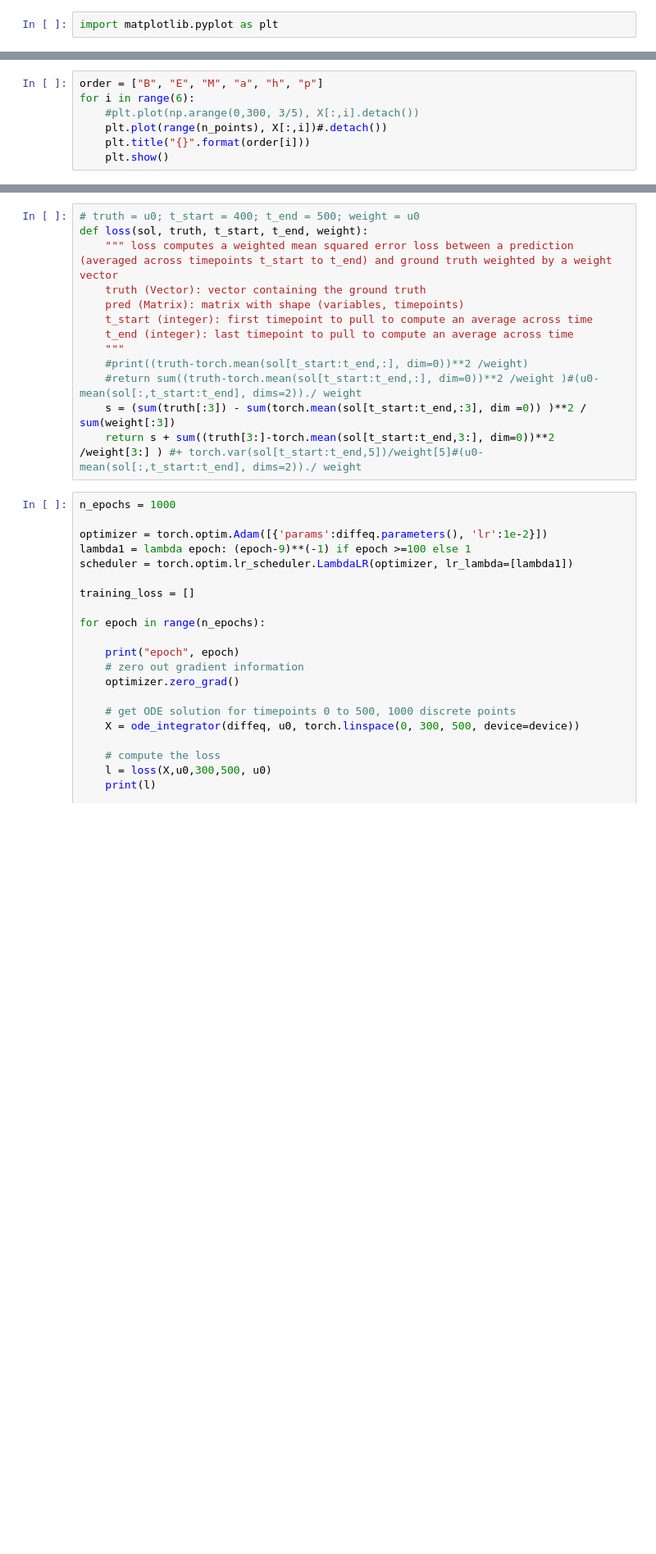
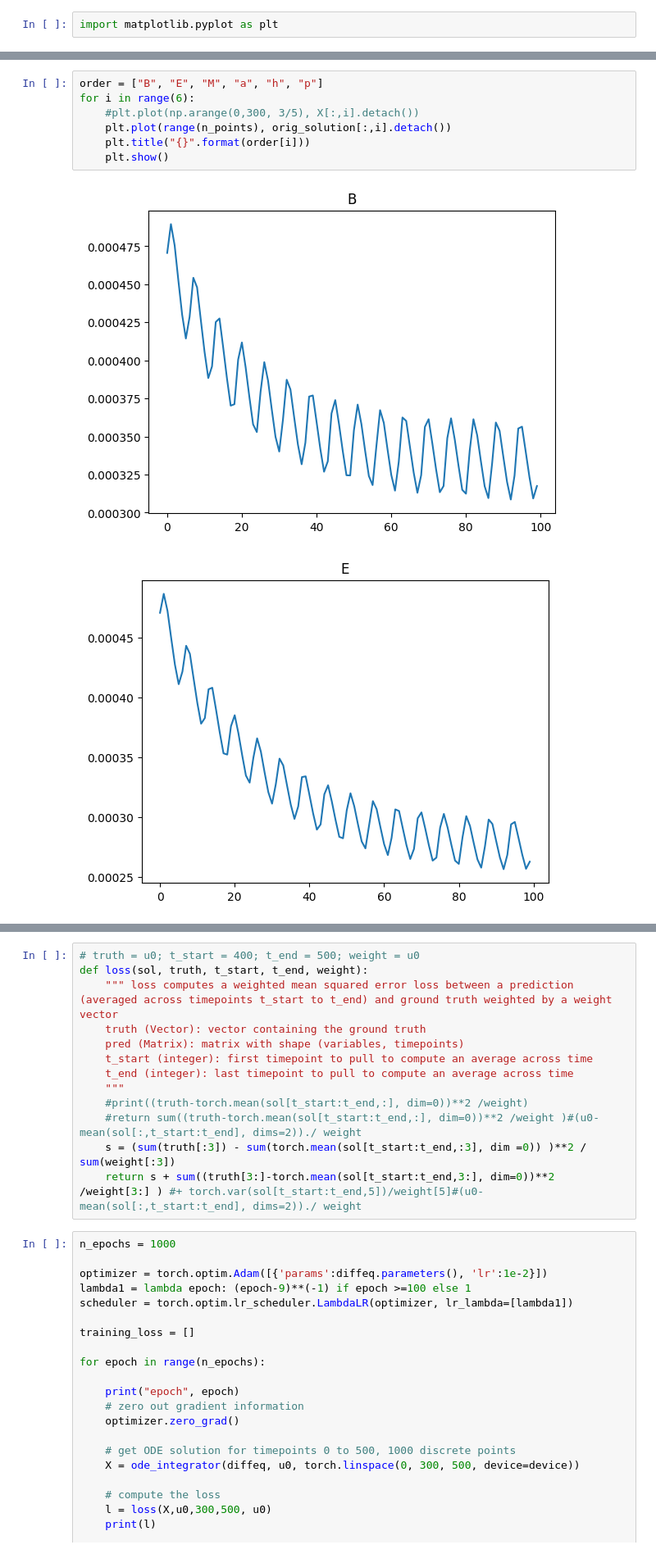
Before and after one commit to Melissa3248/gut_microbiota, a Jupyter notebook: ParameterEstim_python.ipynb, the cells around one changed output, grey strips where cells are left out. Shown at 82% size. Saved outputs shown, nothing was run; the diff lists cells and outputs as text; blank space fills up the shorter version.

```diff
--- a/ParameterEstim_python.ipynb
+++ b/ParameterEstim_python.ipynb
@@ -84,7 +115,10 @@ len(np.arange(0,300, 3/5))
 # %%
 order = ["B", "E", "M", "a", "h", "p"]
 for i in range(6):
     #plt.plot(np.arange(0,300, 3/5), X[:,i].detach())
-    plt.plot(range(n_points), X[:,i])#.detach())
+    plt.plot(range(n_points), orig_solution[:,i].detach())
     plt.title("{}".format(order[i]))
     plt.show()
+# %% [output]
+[figure, added]
+[figure, added]
```
Also changed, not shown: parts of 9 cells of this notebook.
